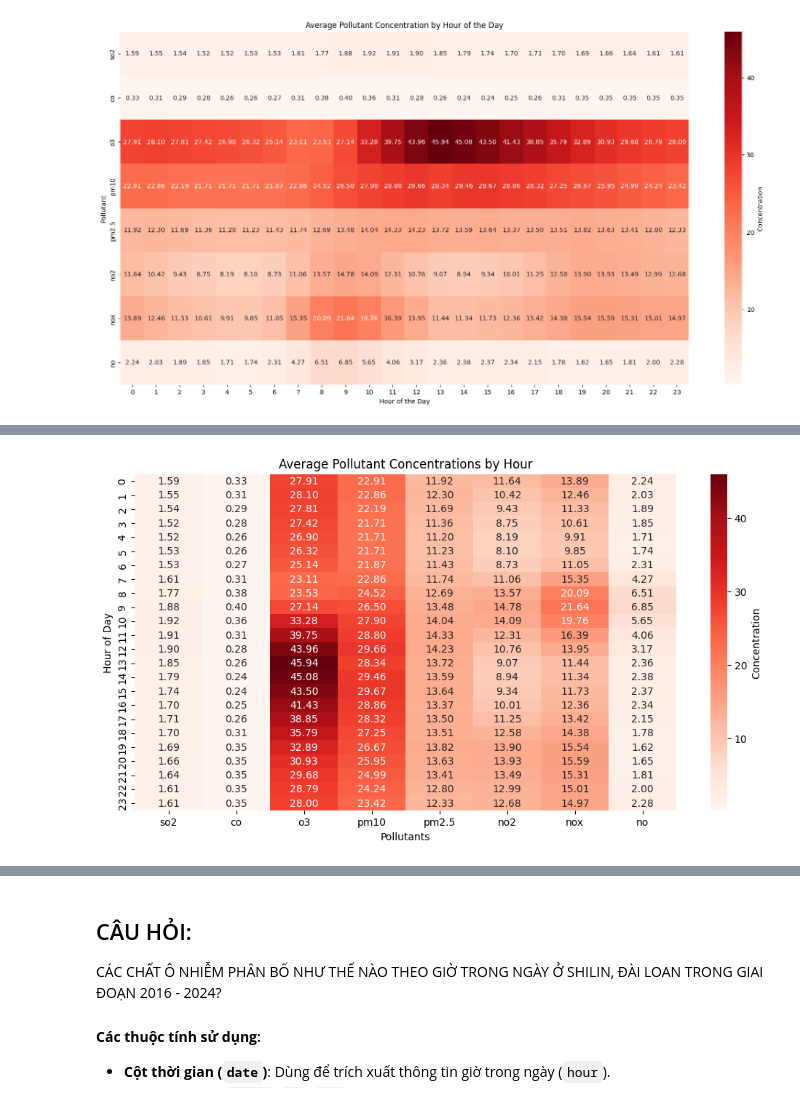
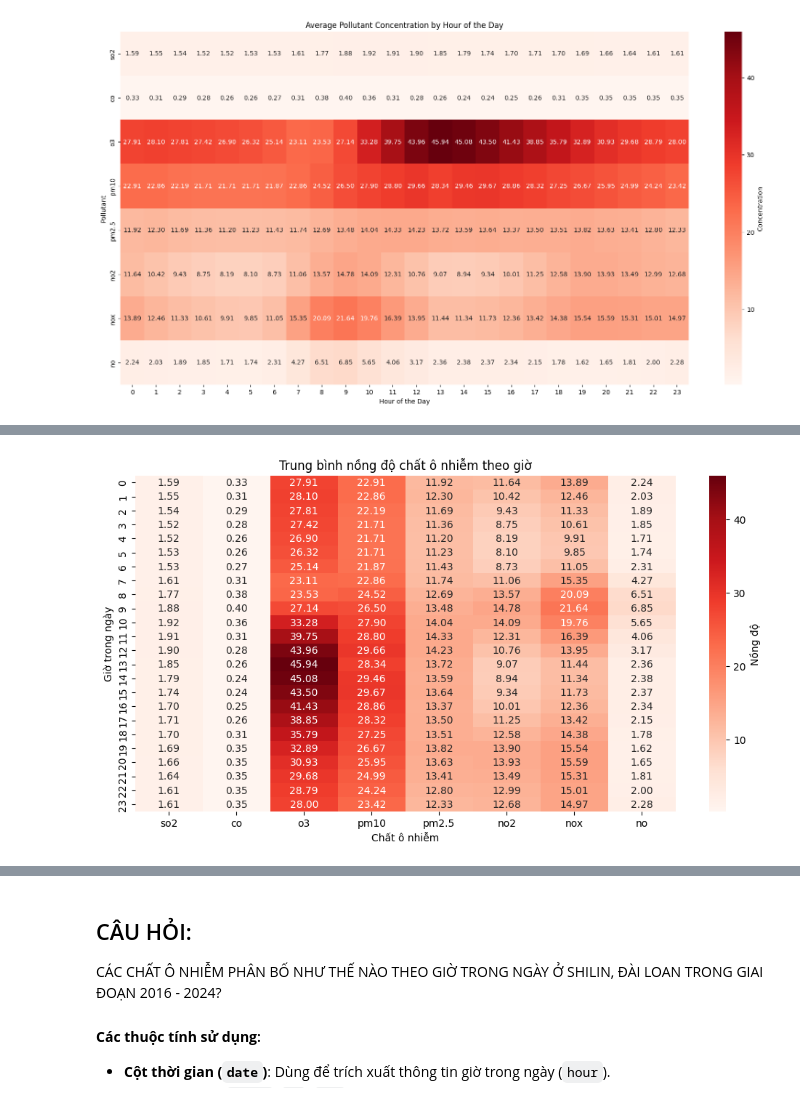
Before and after one commit to Dzivilord/DV-TW-Lab02, a Jupyter notebook: Source_Codes/AQI vs other pollutants.ipynb, the cells around one changed output, grey strips where cells are left out. Saved outputs shown, nothing was run; the diff lists cells and outputs as text; code cells hidden in the pictures.

```diff
--- a/Source_Codes/AQI vs other pollutants.ipynb
+++ b/Source_Codes/AQI vs other pollutants.ipynb
@@ -81,29 +81,29 @@ Nồng độ AQI và nồng độ các chất ô nhiễm thay đổi như thế
 # %%
 import pandas as pd
 import seaborn as sns
 import matplotlib.pyplot as plt
 
 # Đọc dữ liệu từ file (thay đổi đường dẫn nếu cần)
-file_path = 'air_quality_shilin.csv'
+file_path = "../Datasets/air_quality_shilin.csv"
 data = pd.read_csv(file_path)
 
 # Chuyển đổi cột 'date' sang định dạng datetime
 data['date'] = pd.to_datetime(data['date'])
 
 # Trích xuất giờ trong ngày
 data['hour'] = data['date'].dt.hour
 
 # Tính trung bình nồng độ các chất ô nhiễm theo giờ
 pollutants = ['so2', 'co', 'o3', 'pm10', 'pm2.5', 'no2', 'nox', 'no']
 mean_pollutants_by_hour = data.groupby('hour')[pollutants].mean()
 
 # Tạo heatmap với màu từ trắng sang đỏ
 plt.figure(figsize=(12, 6))
-sns.heatmap(mean_pollutants_by_hour, annot=True, fmt=".2f", cmap="Reds", cbar_kws={'label': 'Concentration'})
-plt.title('Average Pollutant Concentrations by Hour')
-plt.xlabel('Pollutants')
-plt.ylabel('Hour of Day')
+sns.heatmap(mean_pollutants_by_hour, annot=True, fmt=".2f", cmap="Reds", cbar_kws={'label': 'Nồng độ'})
+plt.title('Trung bình nồng độ chất ô nhiễm theo giờ')
+plt.xlabel('Chất ô nhiễm')
+plt.ylabel('Giờ trong ngày')
 plt.show()
 # %% [output]
-[figure, old version]
+[figure, new version]
 # %% [markdown]
```
Also changed, not shown: parts of 8 cells of this notebook, 3 other files.
